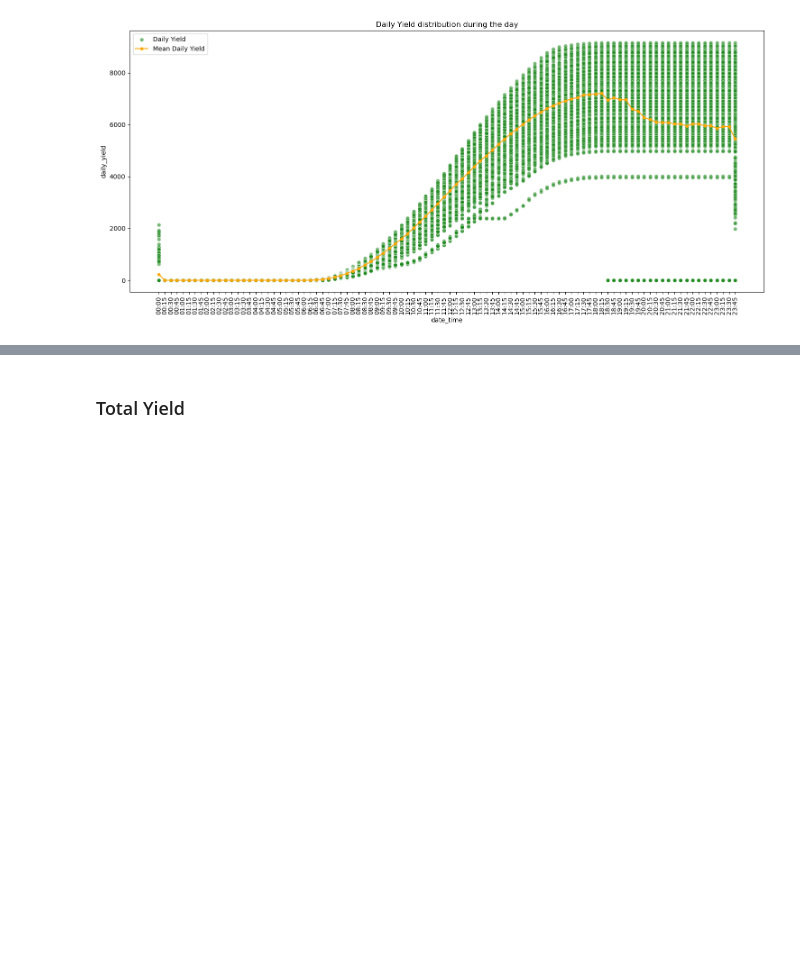
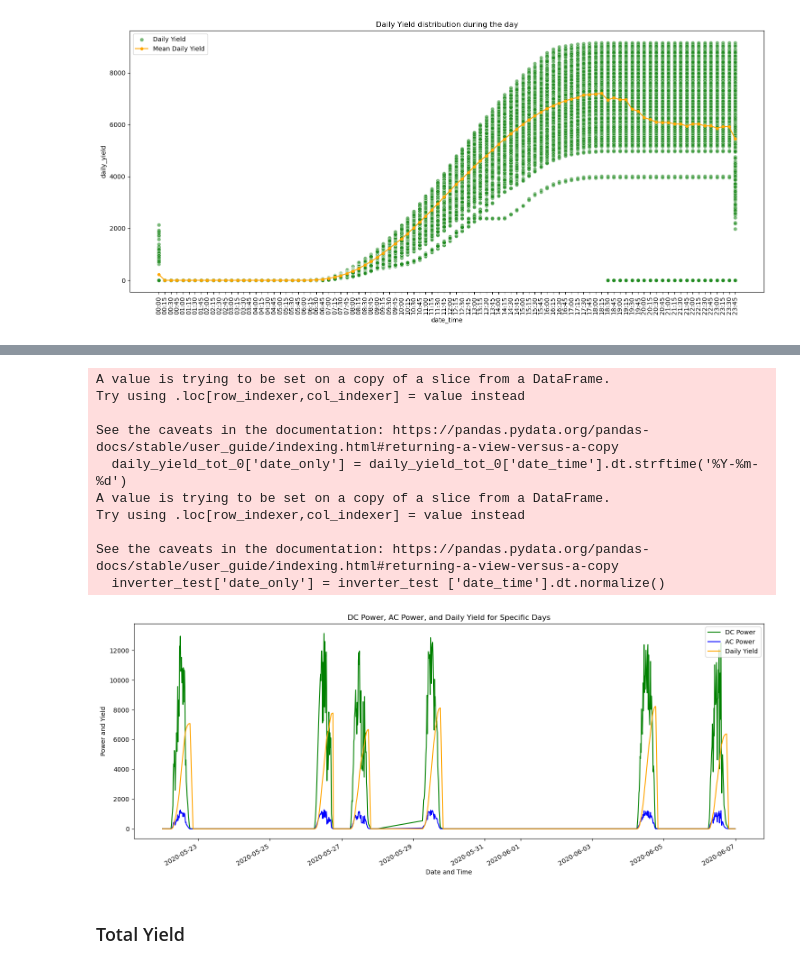
Before and after one commit to Christian-Braga/energy_forecast_ML, a Jupyter notebook: Chris_test_py.ipynb, the cells around one changed output, grey strips where cells are left out. Drawn from its saved outputs; the diff is of its cells as text; code cells hidden in the pictures; blank space fills up the shorter version.

```diff
--- a/Chris_test_py.ipynb
+++ b/Chris_test_py.ipynb
@@ -438,3 +418,41 @@ DA FARE ORA ANDARE A IMPOSTARE TUTTI I VALORI ALL'ORA 0:00 A 0.0
+# %%
+#indentifico i giorni in cui l'inverter ha avuto un daily yiled alla fine del giorno pari a 0
+
+#seleziono inverter: 'sjndEbLyjtCKgGv'
+df_test = p1_gen_df.copy()
+inverter_test = df_test[df_test['source_key'] == 'sjndEbLyjtCKgGv']
+daily_yield_tot = inverter_test[inverter_test['date_time'].dt.time == pd.to_datetime('23:45:00').time()]
+daily_yield_tot_0 = daily_yield_tot[daily_yield_tot['daily_yield'] == 0]
+daily_yield_tot_0['date_only'] = daily_yield_tot_0['date_time'].dt.strftime('%Y-%m-%d')
+date_list = daily_yield_tot_0['date_only'].tolist()
+#in date_list ho i giorni in cui l'invert specifico ha avuto un daily yield pari a 0
+#ora per questo inverter vado a plottare tutte le osservazioni che ho per questi giorni in particolare la daily yiled
+#ac e dc prodotta
+date_list_dt = pd.to_datetime(date_list)
+inverter_test['date_only'] = inverter_test ['date_time'].dt.normalize()
+filtered_df = inverter_test [inverter_test ['date_only'].isin(date_list_dt)]
+plt.figure(figsize=(18,7))
+plt.plot(filtered_df['date_time'], filtered_df['dc_power'], color='green', label='DC Power')
+plt.plot(filtered_df['date_time'], filtered_df['ac_power'], color='blue', label='AC Power')
+plt.plot(filtered_df['date_time'], filtered_df['daily_yield'], color='orange', label='Daily Yield')
+plt.gcf().autofmt_xdate()
+plt.xlabel('Date and Time')
+plt.ylabel('Power and Yield')
+plt.title('DC Power, AC Power, and Daily Yield for Specific Days')
+plt.legend()
+plt.show()
+# %% [output]
+A value is trying to be set on a copy of a slice from a DataFrame.
+Try using .loc[row_indexer,col_indexer] = value instead
+
+See the caveats in the documentation: https://pandas.pydata.org/pandas-docs/stable/user_guide/indexing.html#returning-a-view-versus-a-copy
+  daily_yield_tot_0['date_only'] = daily_yield_tot_0['date_time'].dt.strftime('%Y-%m-%d')
+A value is trying to be set on a copy of a slice from a DataFrame.
+Try using .loc[row_indexer,col_indexer] = value instead
+
+See the caveats in the documentation: https://pandas.pydata.org/pandas-docs/stable/user_guide/indexing.html#returning-a-view-versus-a-copy
+  inverter_test['date_only'] = inverter_test ['date_time'].dt.normalize()
+[figure, added]
 # %% [markdown]
 <h3>Total Yield</h3>
 # %% [markdown]
```
Also changed, not shown: parts of 13 cells of this notebook.
